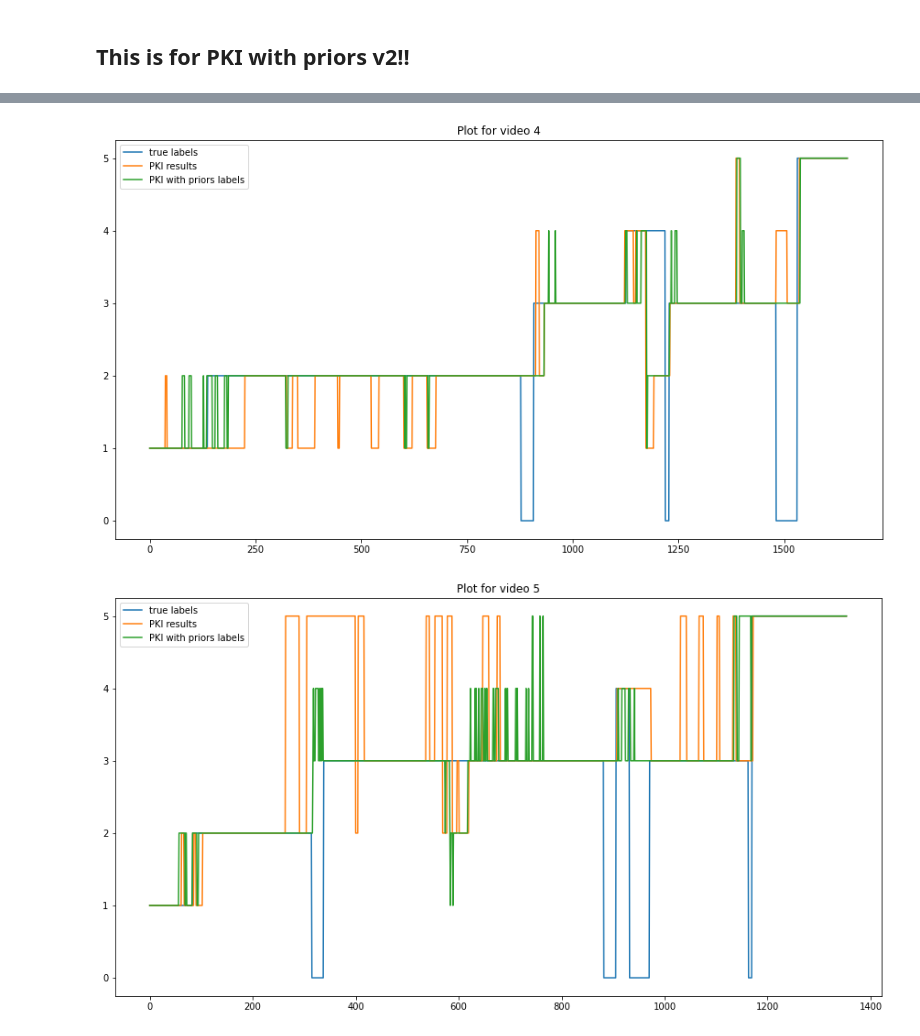
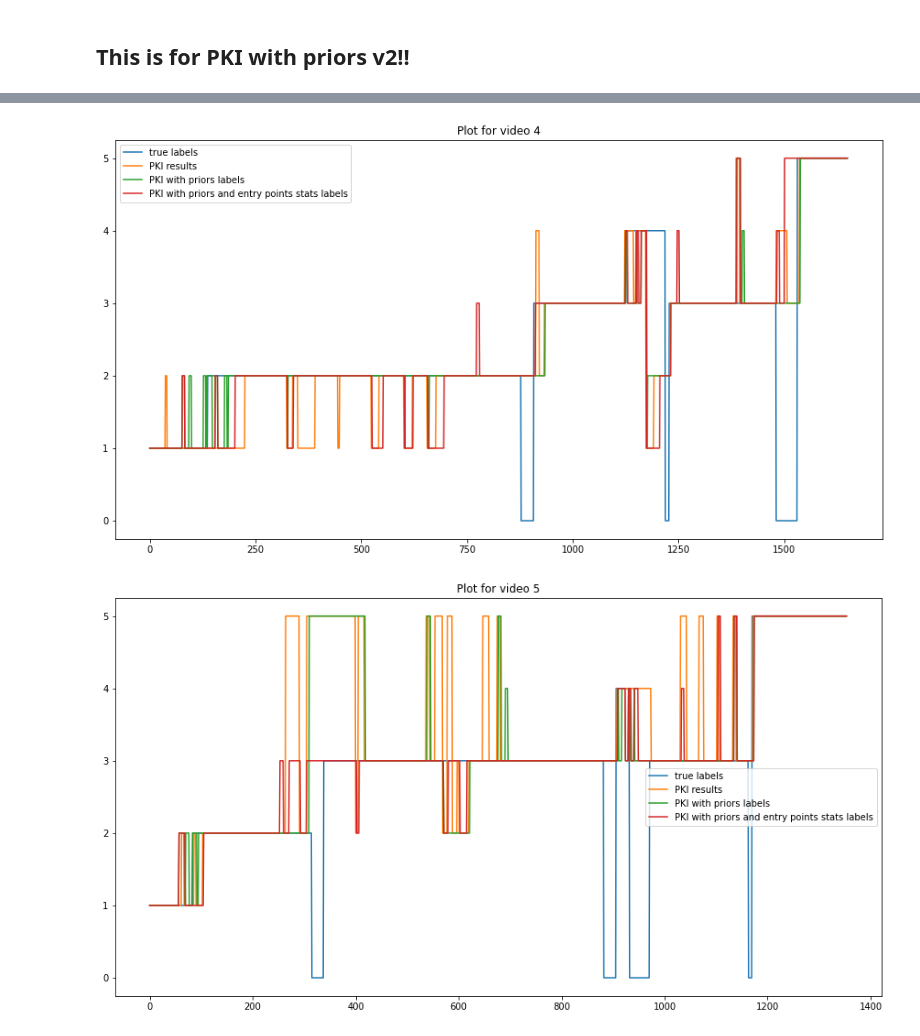
Before and after one commit to jennazhou/SurgicalWorkflowSegmentation, a Jupyter notebook: prior_distribution_playground.ipynb, the cells around one changed output, grey strips where cells are left out. Cells and saved outputs as stored; diff of their text form; code cells hidden in the pictures.

Commit message:
Updated pkiWithPriorv2 to enforce entry point prior at the end of the video. Improved results. Debatable approach. Need to confirm with Francisco.

```diff
--- a/prior_distribution_playground.ipynb
+++ b/prior_distribution_playground.ipynb
@@ -1639,0 +1740,9 @@ cdf
+# %%
+def getMaxCdf(entry_mean_std_v2, phase, perc):
+#     print("Phase {}".format(phase))
+    max_cdf = 0
+    for (loc, scale) in entry_mean_std_v2[phase]:
+#         print("loc, scale: {}, {}".format(loc, scale))
+        max_cdf = max(norm.cdf(perc, loc=loc, scale=scale), max_cdf)
+#     print("max_cdf at {}: {}".format(perc, max_cdf))
+    return max_cdf
@@ -1651,9 +1765,13 @@ def getNextPhasev2(prob_sorted_mat, phase_sorted_mat, entry_mean_std, cur_phase,
     max_prob = float('-inf')
     next_phase = cur_phase
     for i in range(len(prob_sorted)):
-        loc, scale = entry_mean_std[phase_sorted[i]]
-        cdf = norm.cdf(perc, loc=loc, scale=scale)
-        prob_sorted[i] *= cdf
+#         loc, scale = entry_mean_std[phase_sorted[i]]
+#         stats_list = entry_mean_std_v2[phase_sorted[i]]
+#         max_cdf = 0
+#         for (loc, scale) in stats_list:
+#             max_cdf = max(norm.cdf(perc, loc=loc, scale=scale), max_cdf)
+#         prob_sorted[i] *= max_cdf
+        prob_sorted[i] *= getMaxCdf(entry_mean_std_v2, phase_sorted[i], perc)
 
         if prob_sorted[i] > max_prob:
             max_prob = prob_sorted[i]
@@ -1789,12 +1968,13 @@ test_accs = []
 true_label_list = []
 pred_list = []
 pki_list = []
-pki_wo_zero_list = []
+pki_prior_v2 = []
 
 for index in range(7):
     lower_prob_th = 0.0025
     higher_prob_th = 0.63
-    phase_entry_th = 0.024
+    phase_entry_th = 0.022
+#     phase_entry_th = 1e-4
     ##############################
     # ALL PATHS
     paramPath = "/home/yitong/venv_yitong/sacro_wf_analysis/params"
@@ -1833,7 +2013,7 @@ for index in range(7):
             #### change here #############
             pki_output = pki([], pred_labels, prior_th, 1)
             pki_w_priors_output = pkiWithPriorsv2(pred_labels, prior_th, lower_prob_th, higher_prob_th, trans_mat_wo_zero, norm_params_dict,
-                                                  non_zero_init_prob_sorted, init_phases_sorted, entry_mean_std, phase_entry_th)
+                                                  non_zero_init_prob_sorted, init_phases_sorted, entry_mean_std_v2, phase_entry_th)
             ########################
 
             acc = accuracy_score(true_labels, pki_w_priors_output)
@@ -1855,9 +2035,13 @@ for index in range(7):
         pred_labels = pickle.load(open(output_path + '/' + video + "/seq_pred.pickle", 'rb'))
         true_labels = pickle.load(open(true_label_path +  '/' + video + "/seq_true.pickle", 'rb'))
         #### change here #############
-#         if video == "f63b25f4-8df4-4336-8c02-9456eb3c09b0":
+#         if video == "e8d7e0c4-b293-43ce-832f-c37fb8fd3b23" and index < 200:
+#             pki_w_priors_output = pki_w_priors_output = pkiWithPriorsv2(pred_labels, prior_th, lower_prob_th, higher_prob_th, trans_mat_wo_zero, norm_params_dict,
+#                                                   non_zero_init_prob_sorted, init_phases_sorted, entry_mean_std_v2, phase_entry_th, is_verbose=True)
+
+
         pki_w_priors_output = pki_w_priors_output = pkiWithPriorsv2(pred_labels, prior_th, lower_prob_th, higher_prob_th, trans_mat_wo_zero, norm_params_dict,
-                                                  non_zero_init_prob_sorted, init_phases_sorted, entry_mean_std, phase_entry_th)
+                                                  non_zero_init_prob_sorted, init_phases_sorted, entry_mean_std_v2, phase_entry_th)
 
         pki_output = pki([], pred_labels, prior_th, 1)
 #         pki_w_priors_output = pki_w_priors_output = pkiWithPriorsv2(pred_labels, prior_th, lower_prob_th, higher_prob_th, trans_mat_wo_zero, norm_params_dict,
@@ -1867,7 +2051,7 @@ for index in range(7):
         true_label_list.append(true_labels)
         pred_list.append(pred_labels)
         pki_list.append(pki_output)
-        pki_wo_zero_list.append(pki_w_priors_output)
+        pki_prior_v2.append(pki_w_priors_output)
         #############################
         acc = accuracy_score(true_labels, pki_w_priors_output)
         ave_test_acc += acc
@@ -1941,0 +2131,6 @@ PKI with priors acc: 0.8717357910906298
+# %%
+i = 0
+print("Ground truth for video {}'s first 200 frames:\n{}".format(i+1, np.asarray(true_label_list[i])[:200]))
+print("PKI prediction for video {}'s first 200 frames:\n{}".format(i+1, pki_list[i][:200]))
+print("PKI prediction with transition and duration statistics for video {}'s first 200 frames:\n{}".format(i+1, pki_wo_zero_list[i][:200]))
+print("PKI prediction with transition, duration and entry point statistics for video {}'s first 200 frames:\n{}".format(i+1, pki_prior_v2[i][:200]))
@@ -1946,9 +2159,10 @@ for i in range(14):
     figure(figsize=(15, 8))
     x = list(range(len(true_label_list[i])))
     plt.plot(x, true_label_list[i], label="true labels")
-    # plt.plot(x, pred_list[i], label="CNN prediction labels")
+#     plt.plot(x, pred_list[i], label="CNN prediction labels")
     plt.plot(x, pki_list[i], label="PKI results")
     plt.plot(x, pki_wo_zero_list[i], label="PKI with priors labels")
+    plt.plot(x, pki_prior_v2[i], label="PKI with priors and entry points stats labels")
     plt.legend()
     plt.title("Plot for video {}".format(i+1))
     plt.show()
@@ -1959,2 +2173,2 @@ for i in range(14):
-[figure, old version]
+[figure, new version]
-[figure, old version]
+[figure, new version]
```
Also changed, not shown: parts of 17 cells of this notebook.
